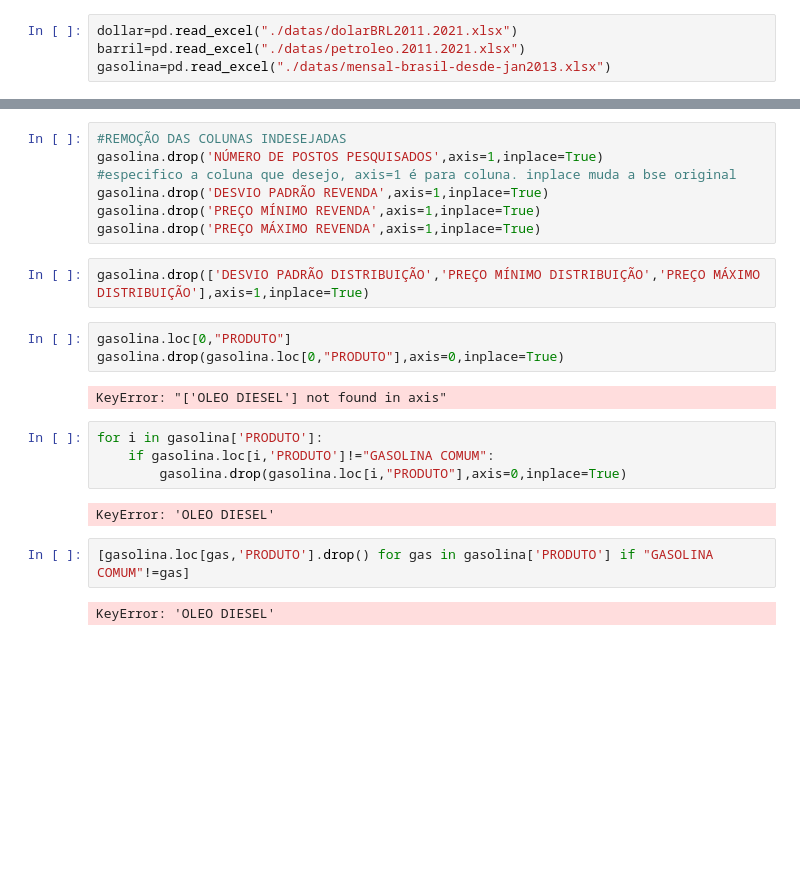
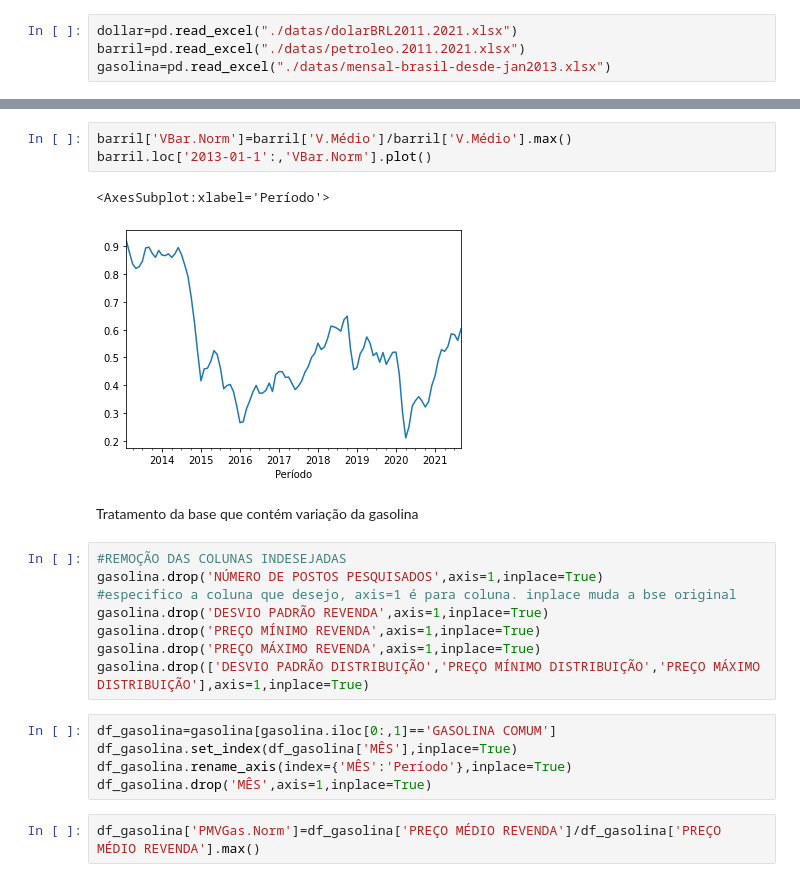
Before and after one commit to ednaelxd/residencia, a Jupyter notebook: desenvolvimento.ipynb, the cells around one changed output, grey strips where cells are left out. Saved outputs shown, nothing was run; the diff lists cells and outputs as text; blank space fills up the shorter version.

```diff
--- a/desenvolvimento.ipynb
+++ b/desenvolvimento.ipynb
@@ -26,3 +38,11 @@ gasolina.head()
+# %%
+barril['VBar.Norm']=barril['V.Médio']/barril['V.Médio'].max()
+barril.loc['2013-01-1':,'VBar.Norm'].plot()
+# %% [output]
+<AxesSubplot:xlabel='Período'>
+[figure, added]
+# %% [markdown]
+Tratamento da base que contém variação da gasolina
 # %%
 #REMOÇÃO DAS COLUNAS INDESEJADAS
 gasolina.drop('NÚMERO DE POSTOS PESQUISADOS',axis=1,inplace=True)
@@ -30,20 +50,11 @@ gasolina.drop('NÚMERO DE POSTOS PESQUISADOS',axis=1,inplace=True)
 gasolina.drop('DESVIO PADRÃO REVENDA',axis=1,inplace=True)
 gasolina.drop('PREÇO MÍNIMO REVENDA',axis=1,inplace=True)
 gasolina.drop('PREÇO MÁXIMO REVENDA',axis=1,inplace=True)
+gasolina.drop(['DESVIO PADRÃO DISTRIBUIÇÃO','PREÇO MÍNIMO DISTRIBUIÇÃO','PREÇO MÁXIMO DISTRIBUIÇÃO'],axis=1,inplace=True)
-# %%
-gasolina.drop(['DESVIO PADRÃO DISTRIBUIÇÃO','PREÇO MÍNIMO DISTRIBUIÇÃO','PREÇO MÁXIMO DISTRIBUIÇÃO'],axis=1,inplace=True)
-# %%
-gasolina.loc[0,"PRODUTO"]
-gasolina.drop(gasolina.loc[0,"PRODUTO"],axis=0,inplace=True)
-# %% [output]
-KeyError: "['OLEO DIESEL'] not found in axis"
-# %%
-for i in gasolina['PRODUTO']:
-    if gasolina.loc[i,'PRODUTO']!="GASOLINA COMUM":
-        gasolina.drop(gasolina.loc[i,"PRODUTO"],axis=0,inplace=True)
-# %% [output]
-KeyError: 'OLEO DIESEL'
-# %%
-[gasolina.loc[gas,'PRODUTO'].drop() for gas in gasolina['PRODUTO'] if "GASOLINA COMUM"!=gas]
-# %% [output]
-KeyError: 'OLEO DIESEL'
+# %%
+df_gasolina=gasolina[gasolina.iloc[0:,1]=='GASOLINA COMUM']
+df_gasolina.set_index(df_gasolina['MÊS'],inplace=True)
+df_gasolina.rename_axis(index={'MÊS':'Período'},inplace=True)
+df_gasolina.drop('MÊS',axis=1,inplace=True)
+# %%
+df_gasolina['PMVGas.Norm']=df_gasolina['PREÇO MÉDIO REVENDA']/df_gasolina['PREÇO MÉDIO REVENDA'].max()
```
Also changed, not shown: parts of 11 cells of this notebook.
